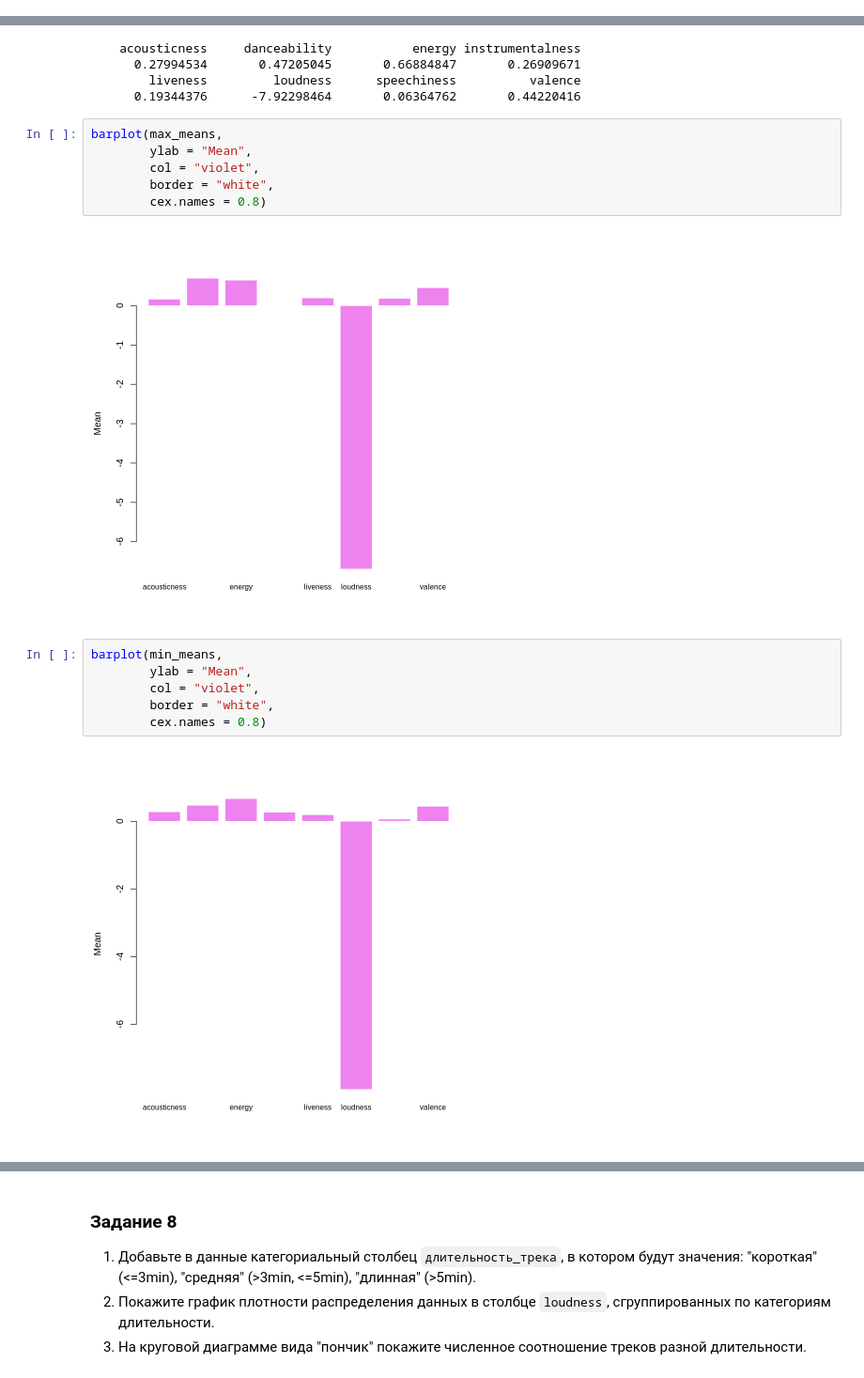
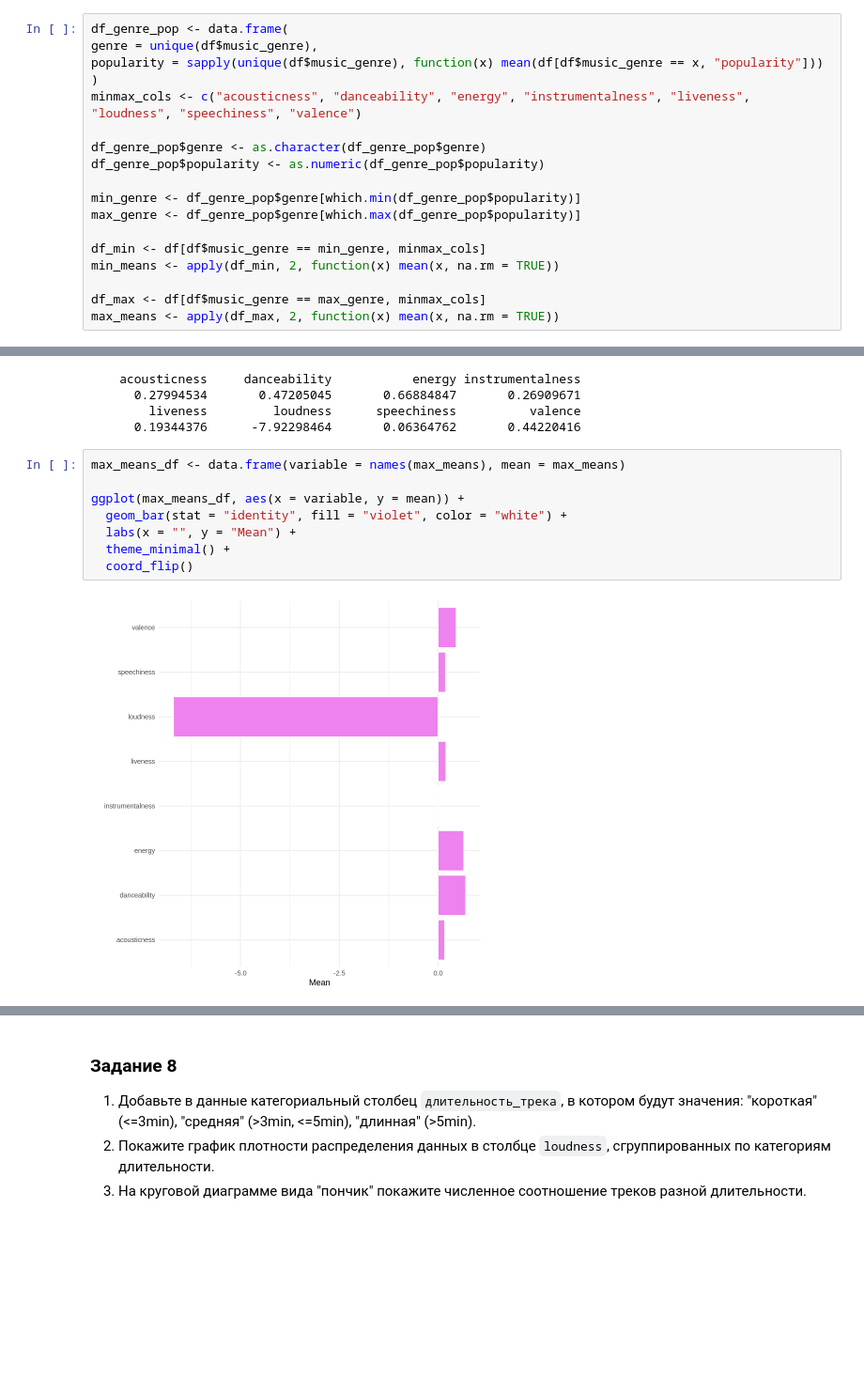
Before and after one commit to vnevzorovaa/cs102, a Jupyter notebook: nevzorova_R_ipynb".ipynb, the cells around one changed output, grey strips where cells are left out. Shown: that part at 94% size. Drawn from its saved outputs; the diff is of its cells as text; blank space fills up the shorter version.

```diff
--- a/nevzorova_R_ipynb".ipynb
+++ b/nevzorova_R_ipynb".ipynb
@@ -268,3 +252,21 @@ max_means <- colMeans(df_max, na.rm = TRUE)
+# %%
+df_genre_pop <- data.frame(
+genre = unique(df$music_genre),
+popularity = sapply(unique(df$music_genre), function(x) mean(df[df$music_genre == x, "popularity"]))
+)
+minmax_cols <- c("acousticness", "danceability", "energy", "instrumentalness", "liveness", "loudness", "speechiness", "valence")
+
+df_genre_pop$genre <- as.character(df_genre_pop$genre)
+df_genre_pop$popularity <- as.numeric(df_genre_pop$popularity)
+
+min_genre <- df_genre_pop$genre[which.min(df_genre_pop$popularity)]
+max_genre <- df_genre_pop$genre[which.max(df_genre_pop$popularity)]
+
+df_min <- df[df$music_genre == min_genre, minmax_cols]
+min_means <- apply(df_min, 2, function(x) mean(x, na.rm = TRUE))
+
+df_max <- df[df$music_genre == max_genre, minmax_cols]
+max_means <- apply(df_max, 2, function(x) mean(x, na.rm = TRUE))
 # %%
 print(max_means)
 # %% [output]
@@ -279,19 +281,13 @@ print(min_means)
       0.27994534       0.47205045       0.66884847       0.26909671
         liveness         loudness      speechiness          valence
       0.19344376      -7.92298464       0.06364762       0.44220416
-# %%
-barplot(max_means,
-        ylab = "Mean",
-        col = "violet",
-        border = "white",
-        cex.names = 0.8)
-# %% [output]
-[figure, removed]
-# %%
-barplot(min_means,
-        ylab = "Mean",
-        col = "violet",
-        border = "white",
-        cex.names = 0.8)
-# %% [output]
-[figure, removed]
+# %%
+max_means_df <- data.frame(variable = names(max_means), mean = max_means)
+
+ggplot(max_means_df, aes(x = variable, y = mean)) +
+  geom_bar(stat = "identity", fill = "violet", color = "white") +
+  labs(x = "", y = "Mean") +
+  theme_minimal() +
+  coord_flip()
+# %% [output]
+[figure, added]
```
Also changed, not shown: parts of 14 cells of this notebook.
